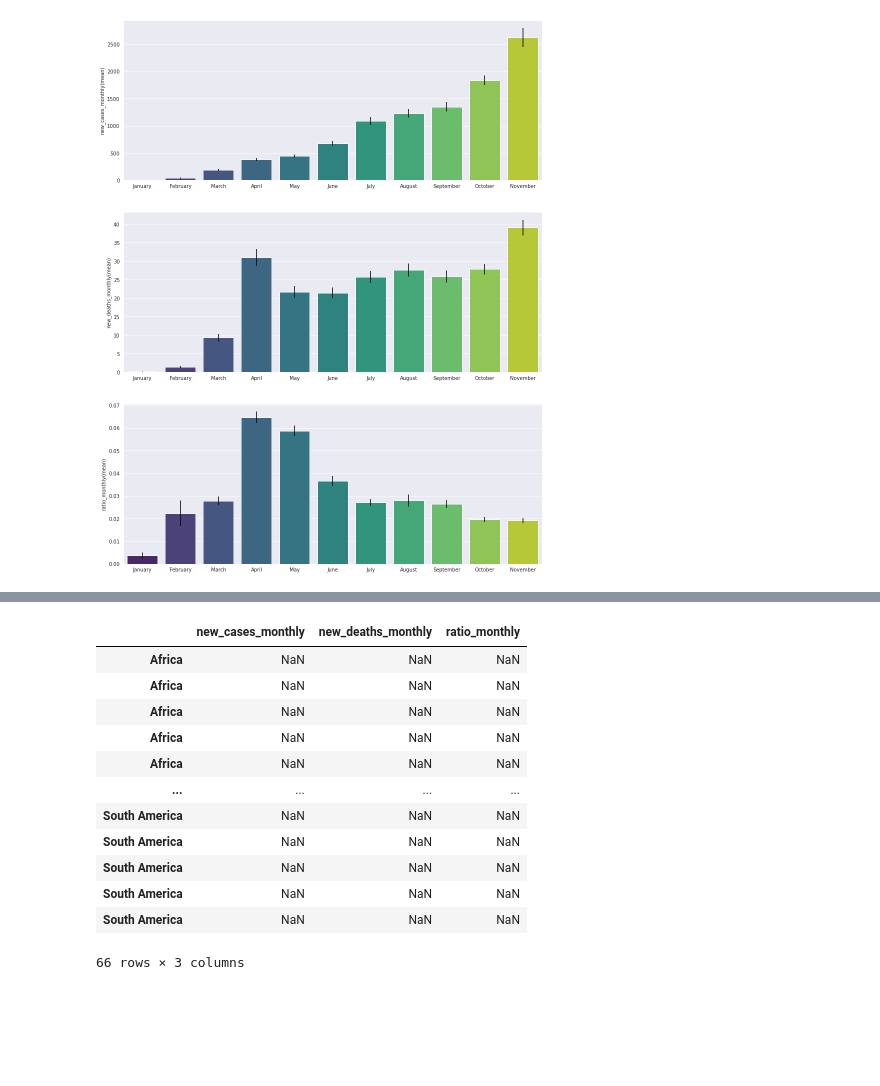
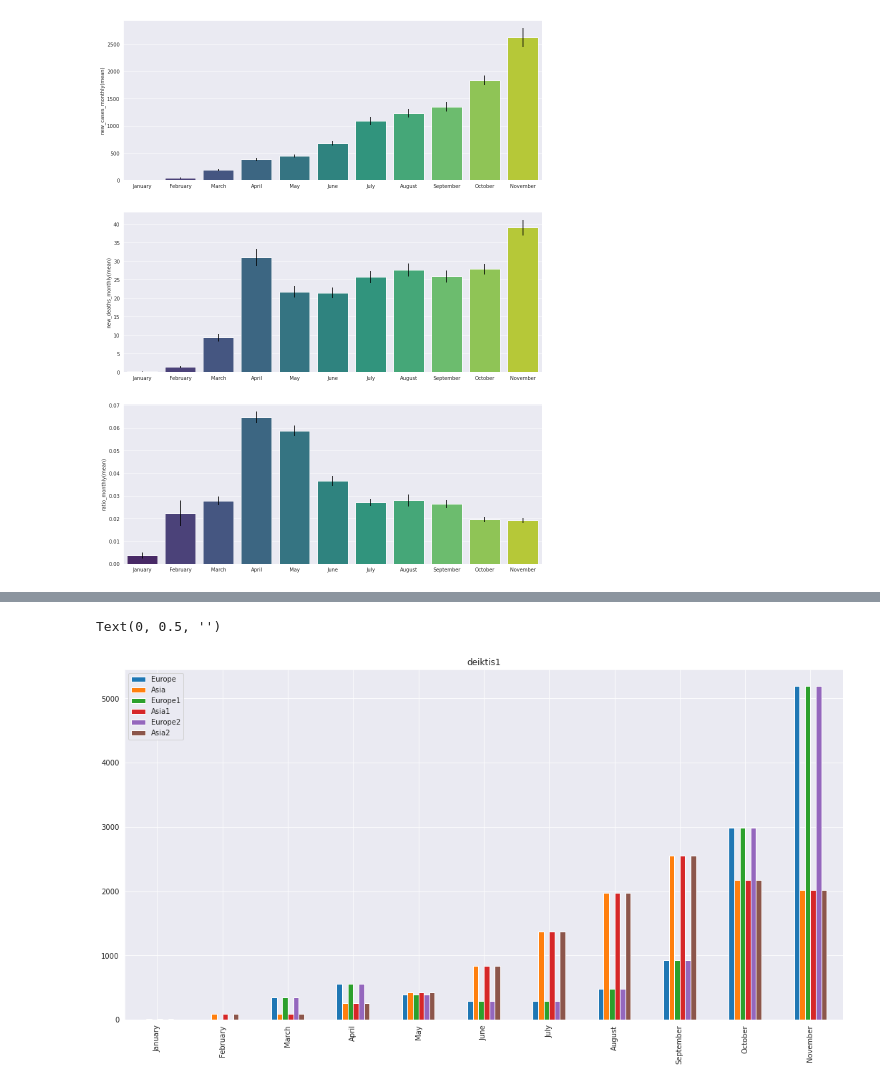
Before and after one commit to lkostakis/data-mining-covid19, a Jupyter notebook: ask4.ipynb, the cells around one changed output, grey strips where cells are left out. Drawn from its saved outputs; the diff is of its cells as text; code cells hidden in the pictures; blank space fills up the shorter version.

```diff
--- a/ask4.ipynb
+++ b/ask4.ipynb
@@ -424,0 +423,4 @@ ratio_monthly
+# %%
+tt=[]
+for x in error:
+    tt.append(error[0])
@@ -457,2 +482,15 @@ for i in range(3):
+# %%
+new3 = new_df.loc[new_df.continent=='Asia']
+new3.index = new3.index//6+1
+months = np.array([])
+
+for x in new3.index:
+    datetime_object = datetime.strptime(str(x), "%m")
+    full_month_name = datetime_object.strftime("%B")
+    months = np.append(months,full_month_name)
+
+new3 = new3.set_index(months)
+#new2.index.name = 'month'
+new3 = new3[['continent','new_cases_monthly','new_deaths_monthly','ratio_monthly']]
 # %%
 new_df.to_csv(r'/home/left/Desktop/lastocean.csv')
@@ -463,16 +497,18 @@ test = test.sort_index()
-# %%
-test
-# %% [output]
-|  | new_cases_monthly | new_deaths_monthly | ratio_monthly |
-| Africa | NaN | NaN | NaN |
-| Africa | NaN | NaN | NaN |
-| Africa | NaN | NaN | NaN |
-| Africa | NaN | NaN | NaN |
-| Africa | NaN | NaN | NaN |
-| ... | ... | ... | ... |
-| South America | NaN | NaN | NaN |
-| South America | NaN | NaN | NaN |
-| South America | NaN | NaN | NaN |
-| South America | NaN | NaN | NaN |
-| South America | NaN | NaN | NaN |
-66 rows × 3 columns
+# %%
+final = pd.DataFrame({
+    "Europe":new_df.loc[new_df.continent=='Europe'].new_cases_monthly.values,"Asia":new3.new_cases_monthly,
+    "Europe1":new2.new_cases_monthly,"Asia1":new3.new_cases_monthly,
+    "Europe2":new2.new_cases_monthly,"Asia2":new3.new_cases_monthly},
+    index=['January','February','March','April','May','June','July','August','September','October','November'])
+#fig = plt.figure(figsize=(15,20))
+#plt.subplot(2,1,1)
+final.plot(figsize=(18,9),kind='bar')
+
+
+plt.title("deiktis1")
+plt.xlabel(None)
+plt.ylabel(None)
+#sns.barplot(x= final.index, y= 'new_cases_monthly', data= final,palette='viridis')
+# %% [output]
+Text(0, 0.5, '')
+[figure, added]
```
Also changed, not shown: parts of 8 cells of this notebook.
